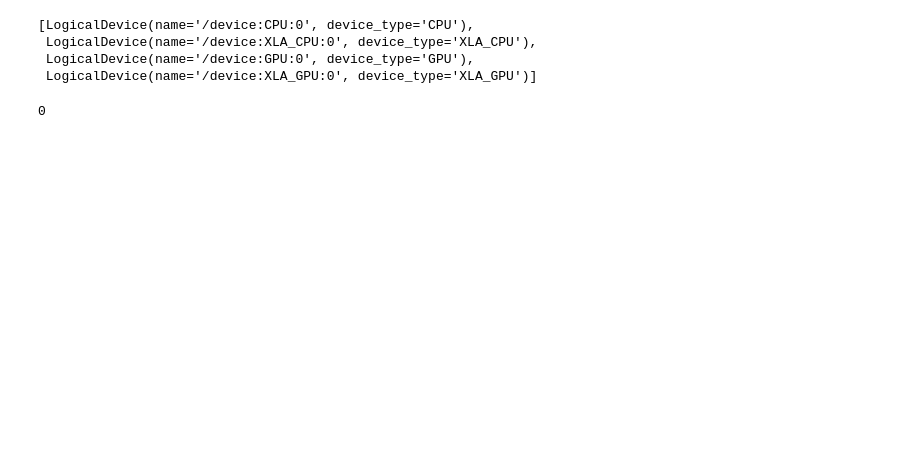
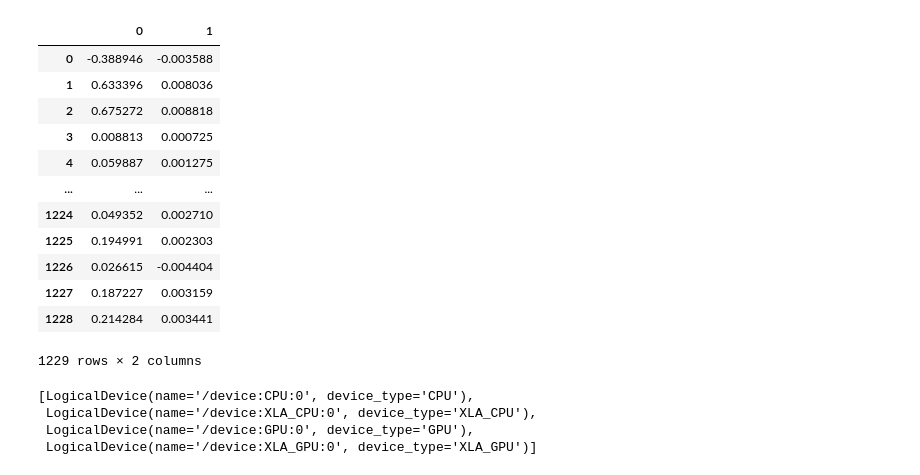
Before and after one commit to navin9292/Google_Wavenet-_Model, a Jupyter notebook: wavenet.ipynb, the cells around one changed output. Drawn from its saved outputs; the diff is of its cells as text; code cells hidden in the pictures; blank space fills up the shorter version.

```diff
--- a/wavenet.ipynb
+++ b/wavenet.ipynb
@@ -23,5 +21,0 @@ Name: Adj Close, Length: 1259, dtype: float64
-# %%
-from tensorflow.keras.preprocessing.sequence import TimeseriesGenerator
-data_gen_df = spx/1000
-data_gen = TimeseriesGenerator(data_gen_df.values, data_gen_df.diff().fillna(0), length=30)
-data_gen[0][0].shape
@@ -100,3 +243,19 @@ data_gen_df['close'].diff().sum()
+# %%
+pd.DataFrame(np.vstack([np.squeeze(model.predict(data_gen)), spx[30:]])).T
+# %% [output]
+|  | 0 | 1 |
+| 0 | -0.388946 | -0.003588 |
+| 1 | 0.633396 | 0.008036 |
+| 2 | 0.675272 | 0.008818 |
+| 3 | 0.008813 | 0.000725 |
+| 4 | 0.059887 | 0.001275 |
+| ... | ... | ... |
+| 1224 | 0.049352 | 0.002710 |
+| 1225 | 0.194991 | 0.002303 |
+| 1226 | 0.026615 | -0.004404 |
+| 1227 | 0.187227 | 0.003159 |
+| 1228 | 0.214284 | 0.003441 |
+1229 rows × 2 columns
 # %%
 import tensorflow as tf
 tf.config.experimental.list_logical_devices()
@@ -105,7 +264,3 @@ tf.config.experimental.list_logical_devices()
  LogicalDevice(name='/device:XLA_CPU:0', device_type='XLA_CPU'),
  LogicalDevice(name='/device:GPU:0', device_type='GPU'),
  LogicalDevice(name='/device:XLA_GPU:0', device_type='XLA_GPU')]
-# %%
-0
-# %% [output]
-0
```
Also changed, not shown: parts of 15 cells of this notebook.
